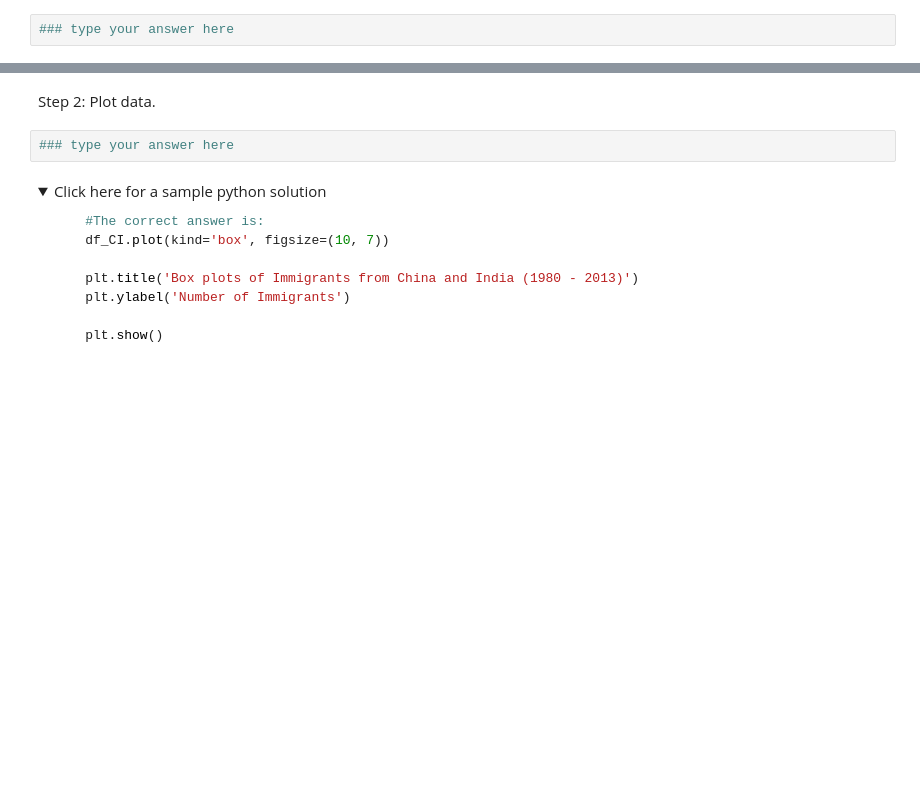
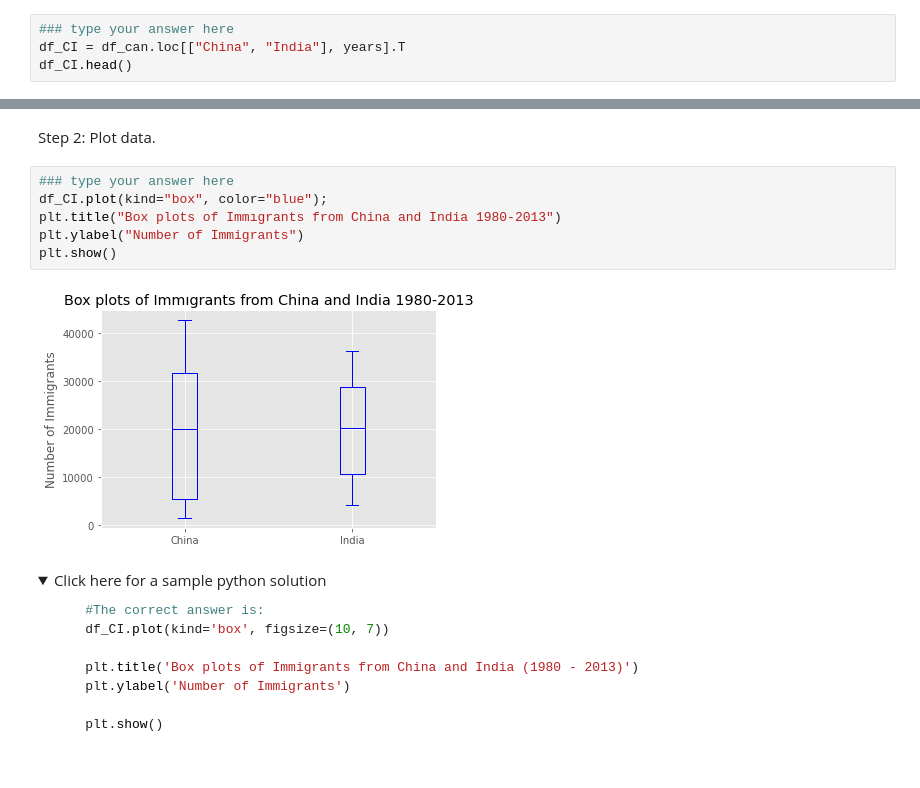
Before and after one commit to firatolcum/IBM_Data_Analyst_Professional_Certificate_Course, a Jupyter notebook: Data.Visualization.With.Python/DV0101EN-Exercise-Pie-Charts-Box-Plots-Scatter-Plots-and-Bubble-Plots.ipynb, the cells around one changed output, grey strips where cells are left out. Cells and saved outputs as stored; diff of their text form; folded sections open; blank space fills up the shorter version.

Commit message:
Box plots complete

```diff
--- a/Data.Visualization.With.Python/DV0101EN-Exercise-Pie-Charts-Box-Plots-Scatter-Plots-and-Bubble-Plots.ipynb
+++ b/Data.Visualization.With.Python/DV0101EN-Exercise-Pie-Charts-Box-Plots-Scatter-Plots-and-Bubble-Plots.ipynb
@@ -310,3 +329,5 @@ One of the key benefits of box plots is comparing the distribution of multiple d
 Step 1: Get the dataset for China and India and call the dataframe **df_CI**.
 # %%
 ### type your answer here
+df_CI = df_can.loc[["China", "India"], years].T
+df_CI.head()
@@ -335,8 +374,14 @@ Let's view the percentiles associated with both countries using the `describe()`
 </details>
 # %% [markdown]
 Step 2: Plot data.
-# %%
-### type your answer here
+# %%
+### type your answer here
+df_CI.plot(kind="box", color="blue");
+plt.title("Box plots of Immıgrants from China and India 1980-2013")
+plt.ylabel("Number of Immigrants")
+plt.show()
+# %% [output]
+[figure, added]
 # %% [markdown]
 <details><summary>Click here for a sample python solution</summary>
 
```
Also changed, not shown: parts of 13 cells of this notebook.
